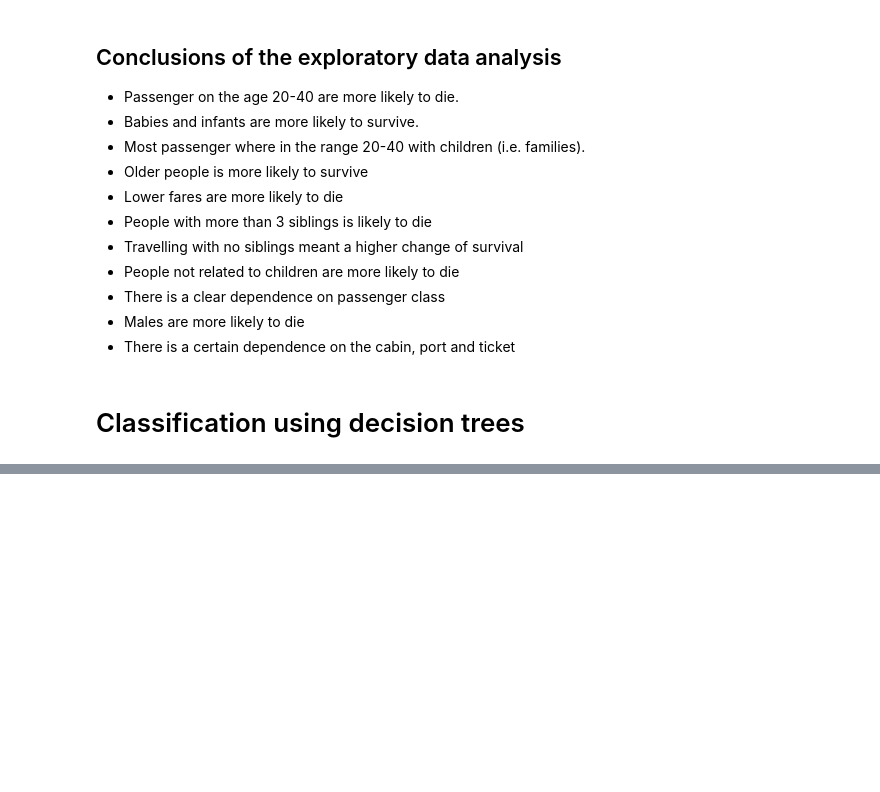
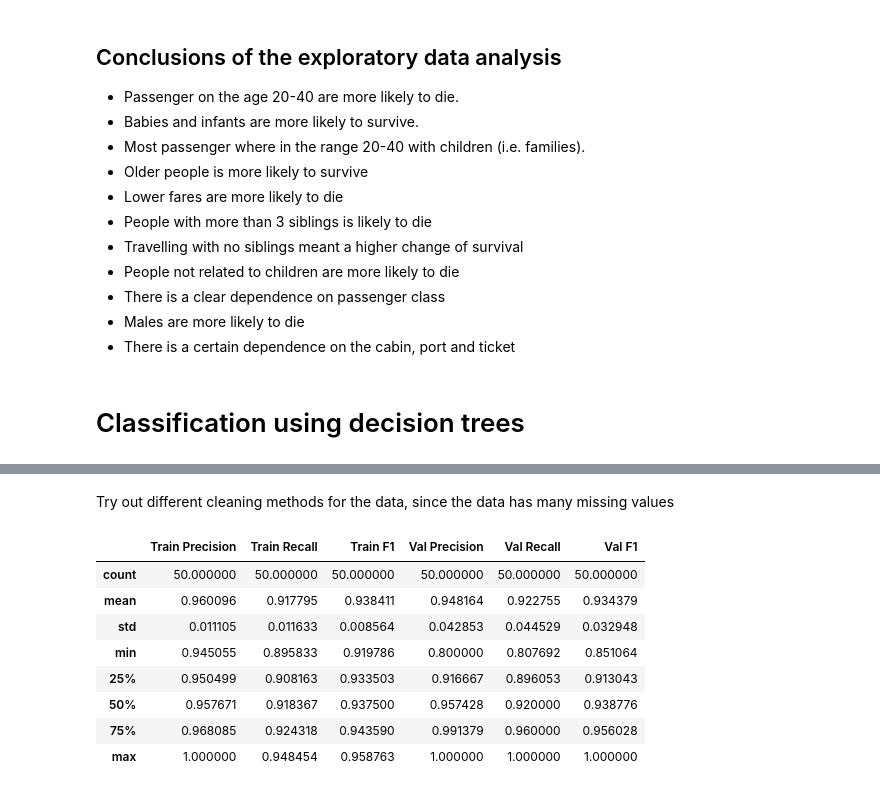
Before and after one commit to drublackberry/fantastic_demos, a Jupyter notebook: Titanic/Titanic.ipynb, the cells around one changed output, grey strips where cells are left out. Drawn from its saved outputs; the diff is of its cells as text; code cells hidden in the pictures; blank space fills up the shorter version.

```diff
--- a/Titanic/Titanic.ipynb
+++ b/Titanic/Titanic.ipynb
@@ -6,8 +7,8 @@ This notebook uses the dataset from Kaggle's Titanic Comptetition to train a log
 ## Configuration
 User configuration parameters
 # %%
-train_size = 80; # % of the training set used for training
-features = ['Pclass', 'Sex', 'Age', 'SibSp', 'Parch']
+train_size = 80 # % of the training set used for training
+N_MonteCarlo = 50 # number of runs for the monte-carlo analysis
 # %% [markdown]
 ## Data pre-processing and exploratory data analysis
 Gather the train dataset, convert feature to numerical values and plot the values in stacked histograms to get a feeling of the importance of the features.
@@ -118,0 +121,16 @@ f1 score = 0.976744186047
+# %% [markdown]
+Try out different cleaning methods for the data, since the data has many missing values
+# %%
+# Removing all the nan
+myStats = runMonteCarlo(myInDf.dropna()).describe()
+myStats
+# %% [output]
+|  | Train Precision | Train Recall | Train F1 | Val Precision | Val Recall | Val F1 |
+| count | 50.000000 | 50.000000 | 50.000000 | 50.000000 | 50.000000 | 50.000000 |
+| mean | 0.960096 | 0.917795 | 0.938411 | 0.948164 | 0.922755 | 0.934379 |
+| std | 0.011105 | 0.011633 | 0.008564 | 0.042853 | 0.044529 | 0.032948 |
+| min | 0.945055 | 0.895833 | 0.919786 | 0.800000 | 0.807692 | 0.851064 |
+| 25% | 0.950499 | 0.908163 | 0.933503 | 0.916667 | 0.896053 | 0.913043 |
+| 50% | 0.957671 | 0.918367 | 0.937500 | 0.957428 | 0.920000 | 0.938776 |
+| 75% | 0.968085 | 0.924318 | 0.943590 | 0.991379 | 0.960000 | 0.956028 |
+| max | 1.000000 | 0.948454 | 0.958763 | 1.000000 | 1.000000 | 1.000000 |
```
Also changed, not shown: parts of 13 cells of this notebook.
